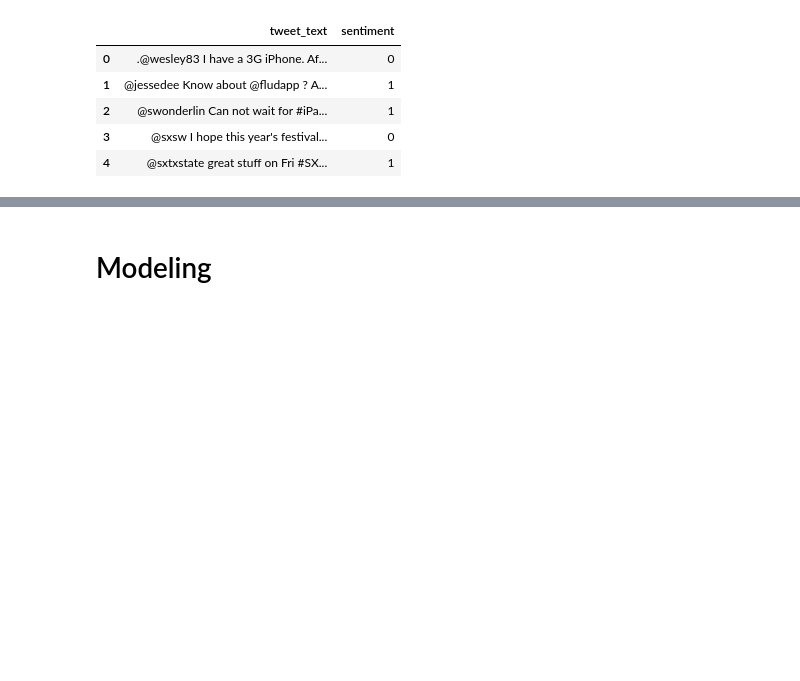
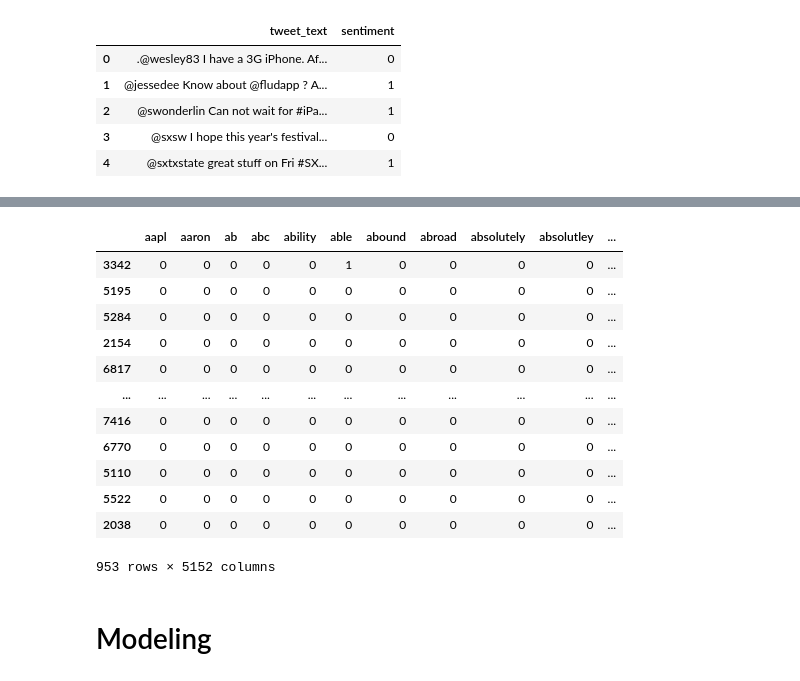
Before and after one commit to adammarianacci/Twitter_Analysis, a Jupyter notebook: notebook.ipynb, the cells around one changed output, grey strips where cells are left out. Saved outputs shown, nothing was run; the diff lists cells and outputs as text; code cells hidden in the pictures; blank space fills up the shorter version.

```diff
--- a/notebook.ipynb
+++ b/notebook.ipynb
@@ -266,2 +323,18 @@ print(processed_tweet)
+# %%
+X_val_vec
+# %% [output]
+|  | aapl | aaron | ab | abc | ability | able | abound | abroad | absolutely | absolutley | ... |
+| 3342 | 0 | 0 | 0 | 0 | 0 | 1 | 0 | 0 | 0 | 0 | ... |
+| 5195 | 0 | 0 | 0 | 0 | 0 | 0 | 0 | 0 | 0 | 0 | ... |
+| 5284 | 0 | 0 | 0 | 0 | 0 | 0 | 0 | 0 | 0 | 0 | ... |
+| 2154 | 0 | 0 | 0 | 0 | 0 | 0 | 0 | 0 | 0 | 0 | ... |
+| 6817 | 0 | 0 | 0 | 0 | 0 | 0 | 0 | 0 | 0 | 0 | ... |
+| ... | ... | ... | ... | ... | ... | ... | ... | ... | ... | ... | ... |
+| 7416 | 0 | 0 | 0 | 0 | 0 | 0 | 0 | 0 | 0 | 0 | ... |
+| 6770 | 0 | 0 | 0 | 0 | 0 | 0 | 0 | 0 | 0 | 0 | ... |
+| 5110 | 0 | 0 | 0 | 0 | 0 | 0 | 0 | 0 | 0 | 0 | ... |
+| 5522 | 0 | 0 | 0 | 0 | 0 | 0 | 0 | 0 | 0 | 0 | ... |
+| 2038 | 0 | 0 | 0 | 0 | 0 | 0 | 0 | 0 | 0 | 0 | ... |
+953 rows × 5152 columns
 # %% [markdown]
 # Modeling
```
Also changed, not shown: parts of 43 cells of this notebook.
